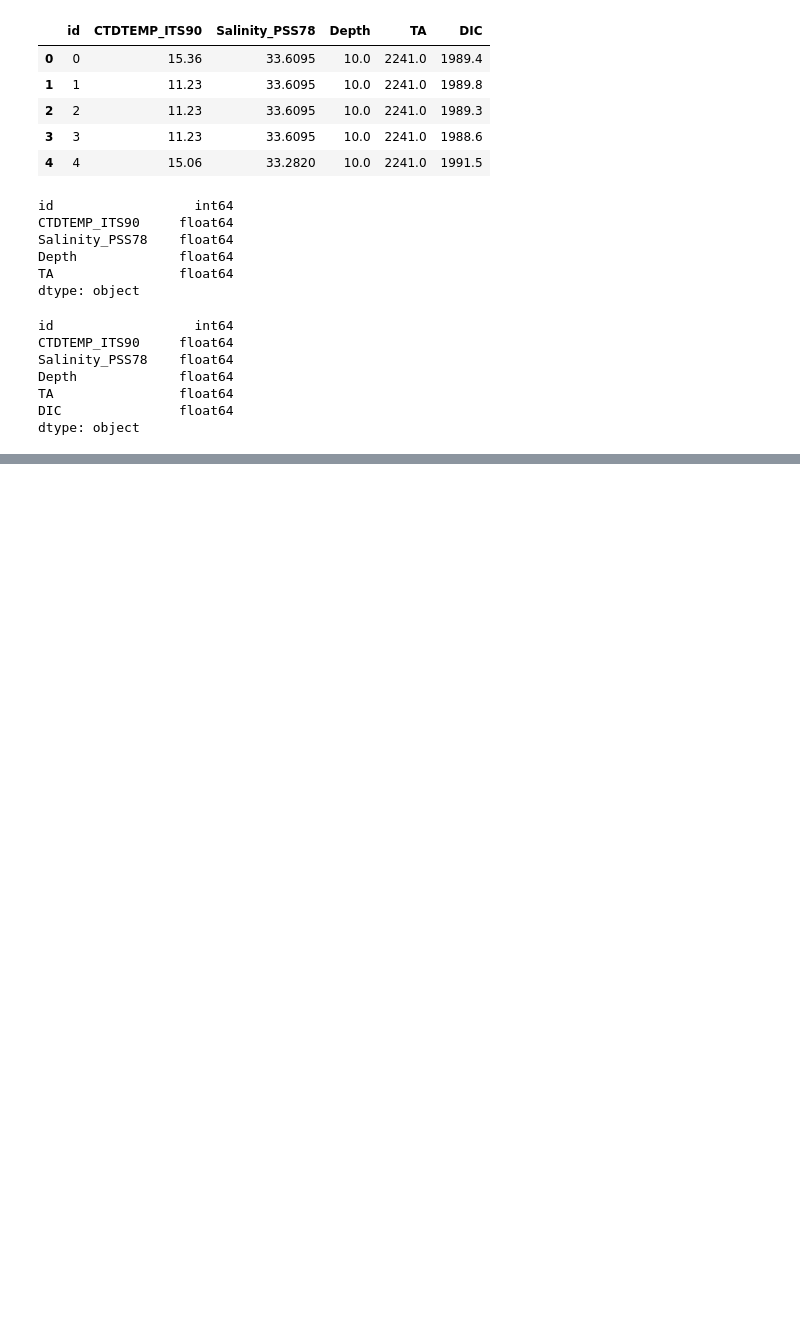
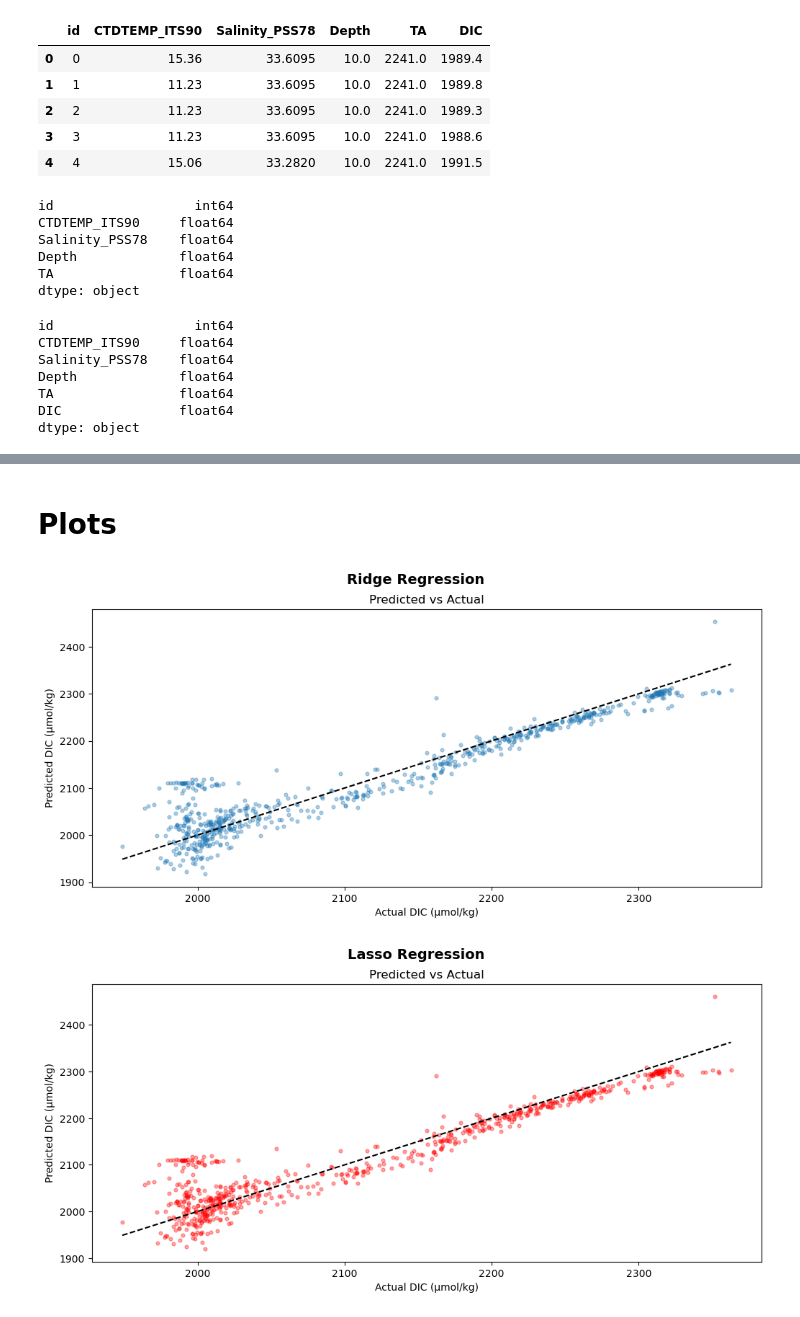
Before and after one commit to marietolteca00/KaggleComp, a Jupyter notebook: kaggle.ipynb, the cells around one changed output, grey strips where cells are left out. Saved outputs shown, nothing was run; the diff lists cells and outputs as text; code cells hidden in the pictures; blank space fills up the shorter version.

```diff
--- a/kaggle.ipynb
+++ b/kaggle.ipynb
@@ -122,0 +124,16 @@ KeyError: "['target'] not found in axis"
+# %%
+# Ridge
+ridge = GridSearchCV(Ridge(), {'alpha': [0.01, 0.1, 1, 10, 100]}, cv=5, scoring='neg_mean_squared_error')
+ridge.fit(X_train_s, y_train)
+ridge_preds = ridge.predict(X_val_s)
+print(f"Ridge best alpha: {ridge.best_params_['alpha']}")
+print(f"Ridge RMSE: {mean_squared_error(y_val, ridge_preds, squared=False):.4f}")
+print(f"Ridge R²: {r2_score(y_val, ridge_preds):.4f}")
+
+# Lasso
+lasso = GridSearchCV(Lasso(max_iter=10000), {'alpha': [0.01, 0.1, 1, 10, 100]}, cv=5, scoring='neg_mean_squared_error')
+lasso.fit(X_train_s, y_train)
+lasso_preds = lasso.predict(X_val_s)
+print(f"\nLasso best alpha: {lasso.best_params_['alpha']}")
+print(f"Lasso RMSE: {mean_squared_error(y_val, lasso_preds, squared=False):.4f}")
+print(f"Lasso R²: {r2_score(y_val, lasso_preds):.4f}")
@@ -122,0 +148,32 @@ KeyError: "['target'] not found in axis"
+# %% [markdown]
+# Plots
+# %%
+alphas = [0.01, 0.1, 1, 10, 100]
+
+ridge_rmse = [np.sqrt(mean_squared_error(y_val, Ridge(alpha=a).fit(X_train_s, y_train).predict(X_val_s))) for a in alphas]
+lasso_rmse = [np.sqrt(mean_squared_error(y_val, Lasso(alpha=a, max_iter=10000).fit(X_train_s, y_train).predict(X_val_s))) for a in alphas]
+
+# Ridge
+fig, (ax1) = plt.subplots(figsize=(12, 5))
+fig.suptitle('Ridge Regression', fontsize=14, fontweight='bold')
+
+ax1.scatter(y_val, ridge_preds, alpha=0.35, s=12)
+ax1.plot([y_val.min(), y_val.max()], [y_val.min(), y_val.max()], 'k--')
+ax1.set_xlabel('Actual DIC (µmol/kg)')
+ax1.set_ylabel('Predicted DIC (µmol/kg)')
+ax1.set_title('Predicted vs Actual')
+plt.show()
+
+# Lasso
+fig, (ax1) = plt.subplots(figsize=(12, 5))
+fig.suptitle('Lasso Regression', fontsize=14, fontweight='bold')
+
+ax1.scatter(y_val, lasso_preds, alpha=0.35, s=12, color='red')
+ax1.plot([y_val.min(), y_val.max()], [y_val.min(), y_val.max()], 'k--')
+ax1.set_xlabel('Actual DIC (µmol/kg)')
+ax1.set_ylabel('Predicted DIC (µmol/kg)')
+ax1.set_title('Predicted vs Actual')
+plt.show()
+# %% [output]
+[figure, added]
+[figure, added]
```
Also changed, not shown: parts of 11 cells of this notebook, 1 other file.
